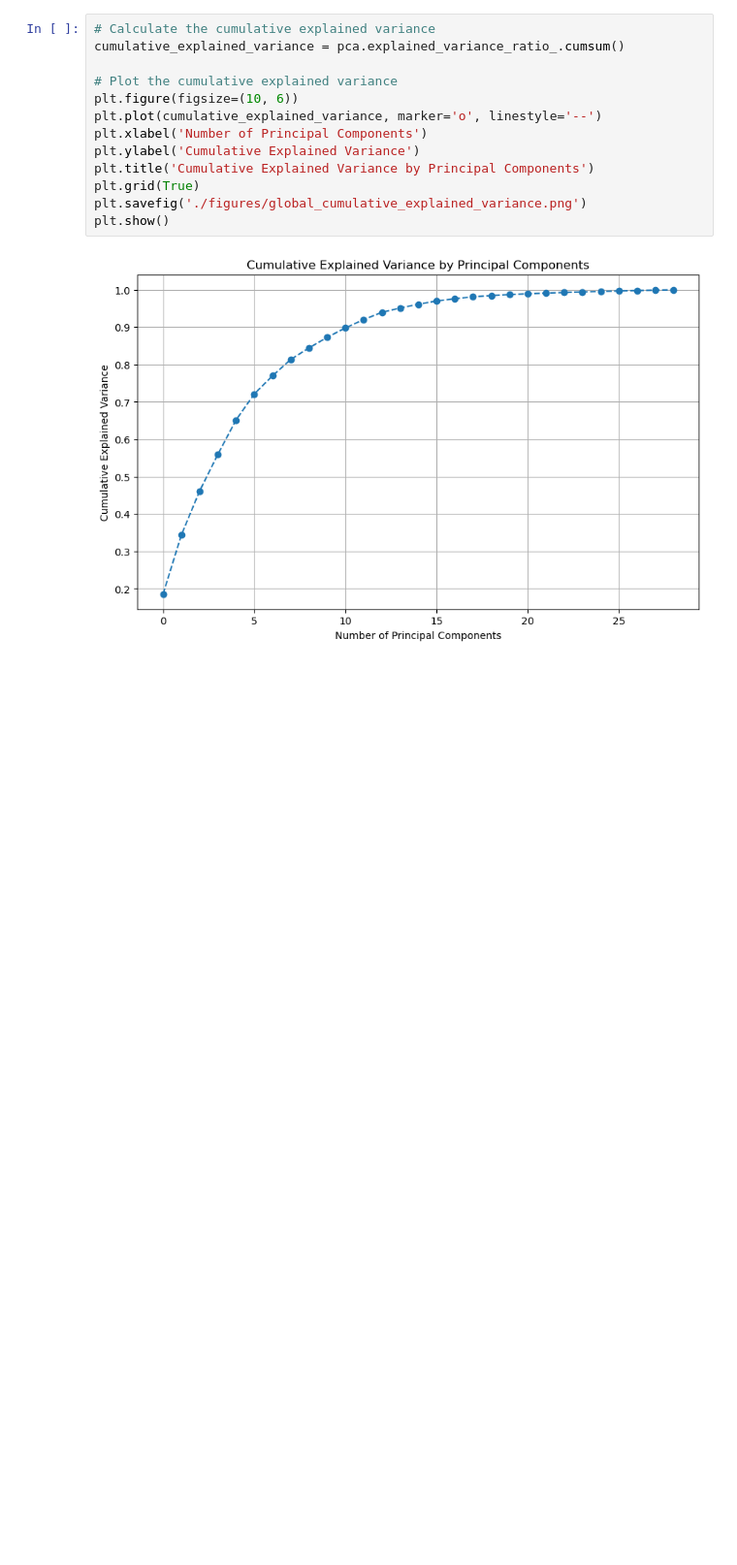
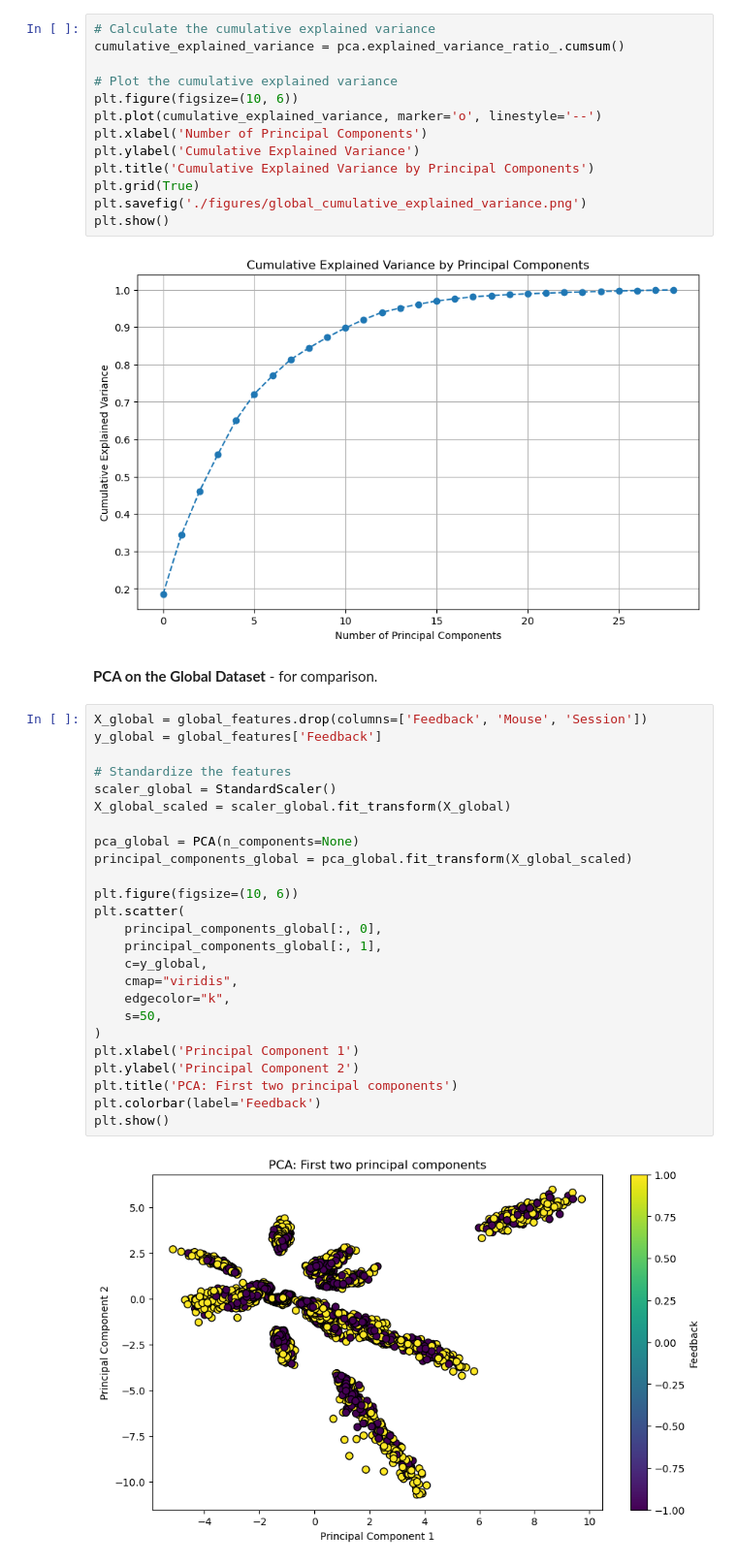
Before and after one commit to CodyVig/predictive-modeling-py, a Jupyter notebook: model_training.ipynb, the cells around one changed output. Shown at 97% size. Saved outputs shown, nothing was run; the diff lists cells and outputs as text; blank space fills up the shorter version.

```diff
--- a/model_training.ipynb
+++ b/model_training.ipynb
@@ -207,3 +207,32 @@ plt.savefig('./figures/global_cumulative_explained_variance.png')
 plt.show()
 # %% [output]
 [figure]
+# %% [markdown]
+**PCA on the Global Dataset** - for comparison.
+# %%
+X_global = global_features.drop(columns=['Feedback', 'Mouse', 'Session'])
+y_global = global_features['Feedback']
+
+# Standardize the features
+scaler_global = StandardScaler()
+X_global_scaled = scaler_global.fit_transform(X_global)
+
+pca_global = PCA(n_components=None)
+principal_components_global = pca_global.fit_transform(X_global_scaled)
+
+plt.figure(figsize=(10, 6))
+plt.scatter(
+    principal_components_global[:, 0],
+    principal_components_global[:, 1],
+    c=y_global,
+    cmap="viridis",
+    edgecolor="k",
+    s=50,
+)
+plt.xlabel('Principal Component 1')
+plt.ylabel('Principal Component 2')
+plt.title('PCA: First two principal components')
+plt.colorbar(label='Feedback')
+plt.show()
+# %% [output]
+[figure, added]
```
Also changed, not shown: parts of 1 cell of this notebook, 6 other files.
